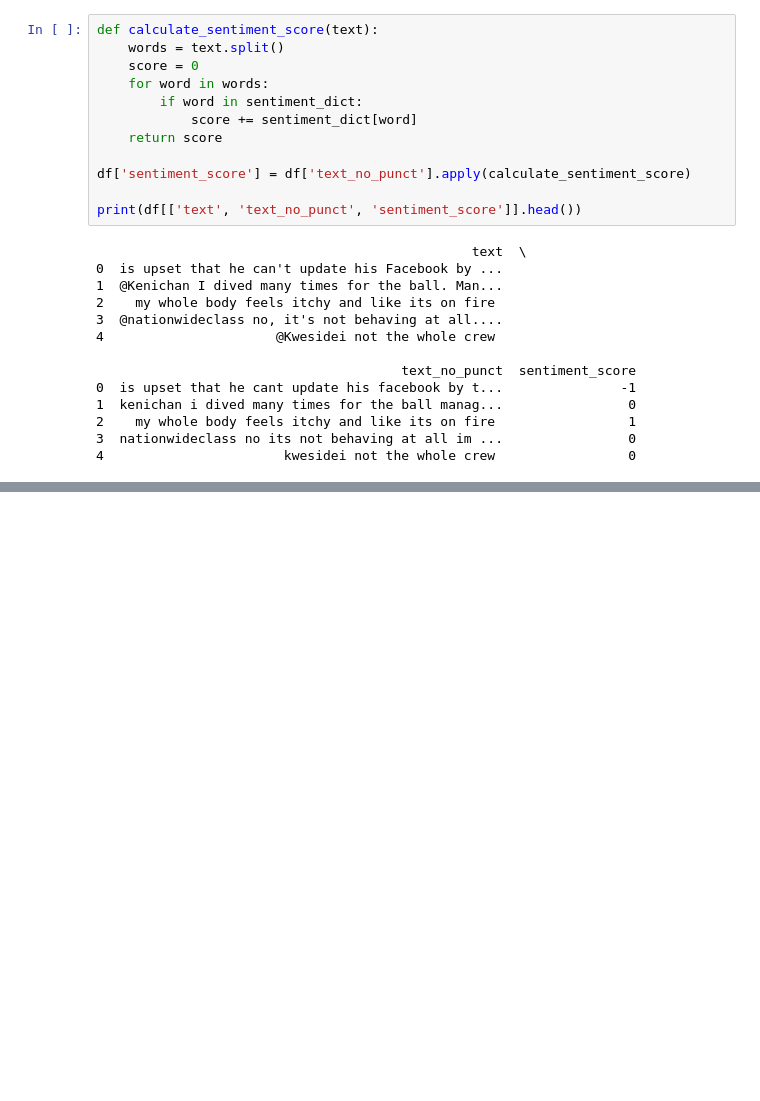
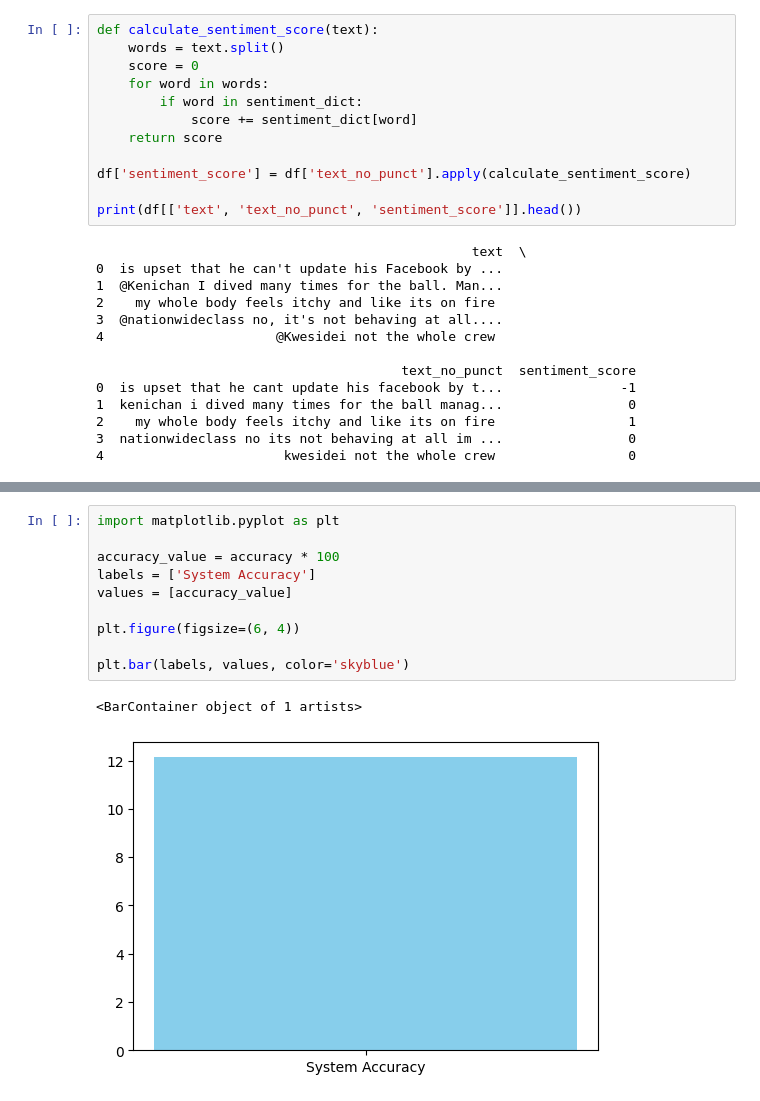
Before and after one commit to Shahbazi-Amir/sentiment_analysis, a Jupyter notebook: sentiment_main.ipynb, the cells around one changed output, grey strips where cells are left out. Drawn from its saved outputs; the diff is of its cells as text; blank space fills up the shorter version.

```diff
--- a/sentiment_main.ipynb
+++ b/sentiment_main.ipynb
@@ -194,0 +272,13 @@ Name: count, dtype: int64
+# %%
+import matplotlib.pyplot as plt
+
+accuracy_value = accuracy * 100
+labels = ['System Accuracy']
+values = [accuracy_value]
+
+plt.figure(figsize=(6, 4))
+
+plt.bar(labels, values, color='skyblue')
+# %% [output]
+<BarContainer object of 1 artists>
+[figure, added]
```
Also changed, not shown: parts of 7 cells of this notebook, 1 other file.
